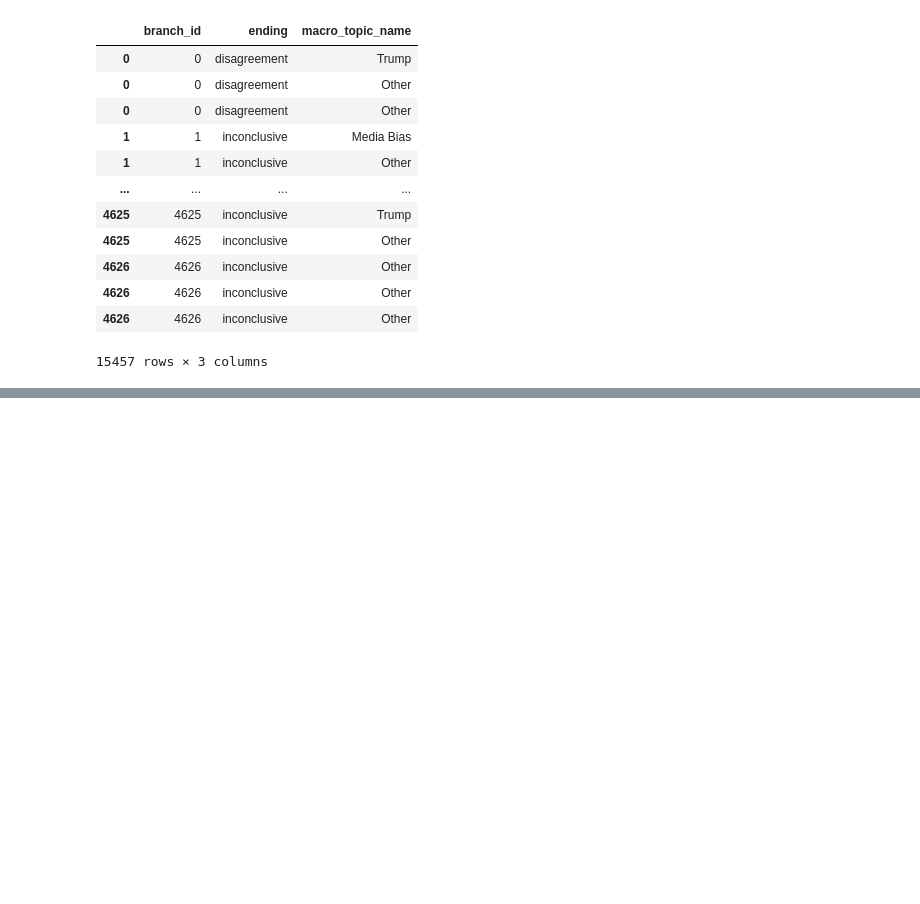
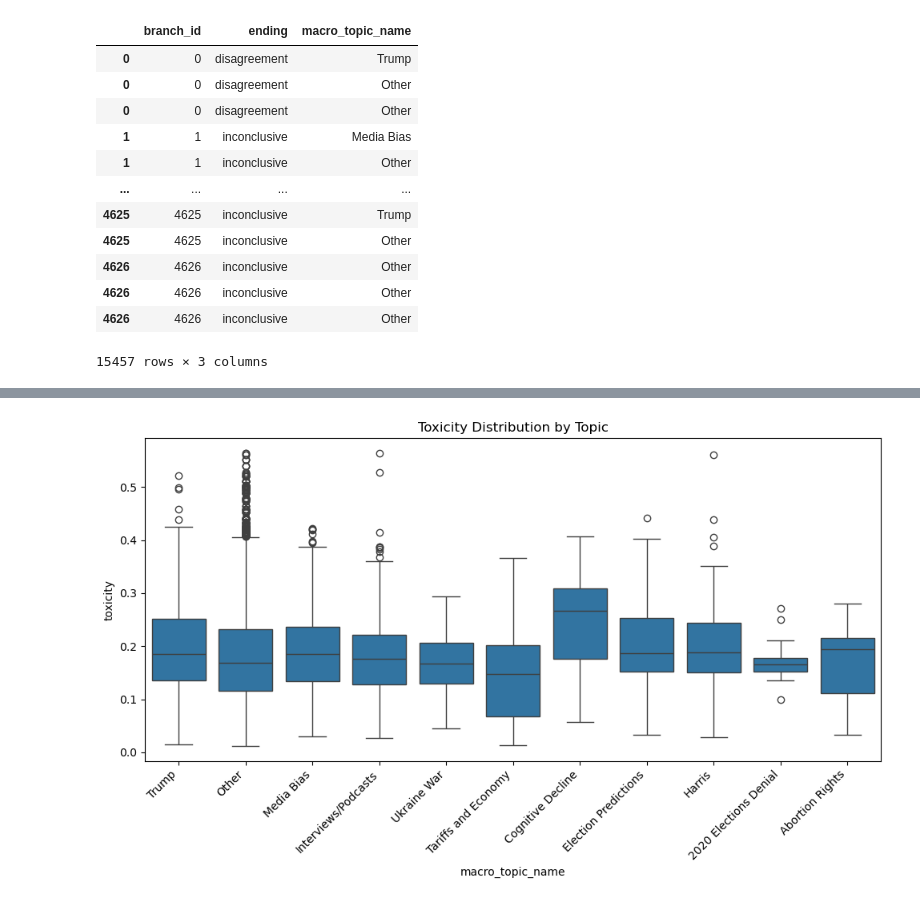
Before and after one commit to Filippo-Corti/SocialMediaMining, a Jupyter notebook: Project/Clusters.ipynb, the cells around one changed output, grey strips where cells are left out. Cells and saved outputs as stored; diff of their text form; code cells hidden in the pictures; blank space fills up the shorter version.

```diff
--- a/Project/Clusters.ipynb
+++ b/Project/Clusters.ipynb
@@ -181,3 +130,5 @@ selected_df
 15457 rows × 3 columns
 # %%
 selected_df.to_csv("branch_topcis_ending_2.csv", index=False)
+# %%
+df = pd.read_csv("branch_topcis_ending_2.csv", sep=",")
@@ -183,0 +151,7 @@ selected_df.to_csv("branch_topcis_ending_2.csv", index=False)
+# %%
+df_toxicities = pd.read_csv("branch_toxicities.csv", sep=",")
+
+toxicities_map = {
+    row[1]: row[2]
+    for row in df_toxicities.itertuples()
+}
@@ -183,0 +178,2 @@ selected_df.to_csv("branch_topcis_ending_2.csv", index=False)
+# %%
+df["toxicity"] = [toxicities_map[branch_id] for branch_id in df["branch_id"]]
@@ -183,0 +198,9 @@ selected_df.to_csv("branch_topcis_ending_2.csv", index=False)
+# %%
+plt.figure(figsize=(10, 6))
+sns.boxplot(data=df, x="macro_topic_name", y="toxicity")
+plt.xticks(rotation=45, ha="right")
+plt.title("Toxicity Distribution by Topic")
+plt.tight_layout()
+plt.show()
+# %% [output]
+[figure, added]
```
Also changed, not shown: parts of 13 cells of this notebook, 4 other files.
